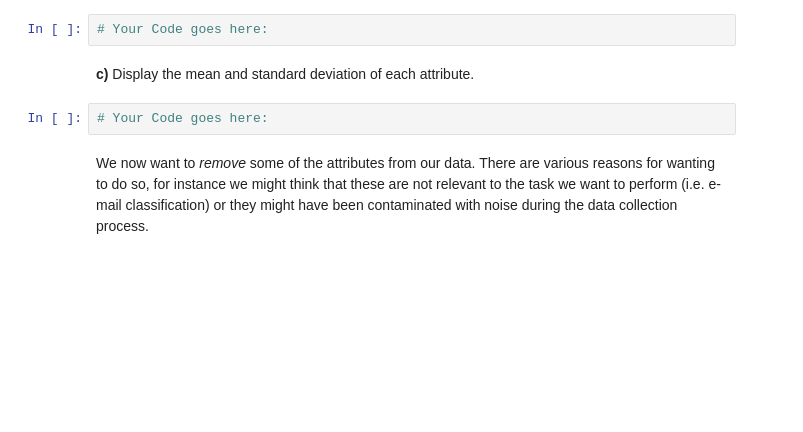
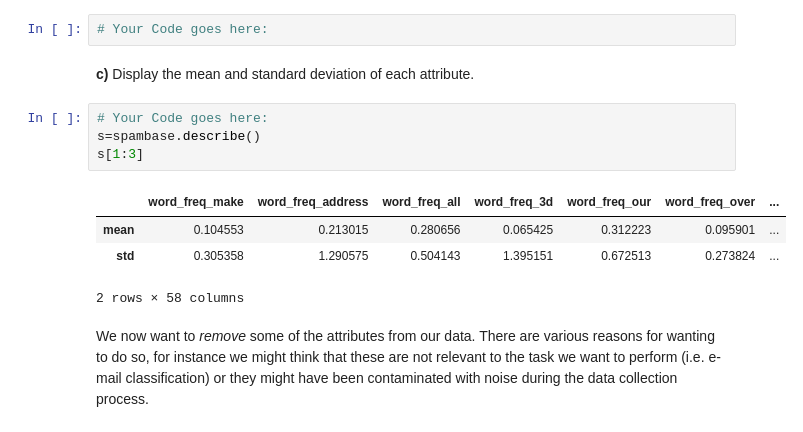
Before and after one commit to ishanparikh/IAML2018, a Jupyter notebook: Labs/01 - Analysis and Visualisation.ipynb, the cells around one changed output. Cells and saved outputs as stored; diff of their text form; blank space fills up the shorter version.

```diff
--- a/Labs/01 - Analysis and Visualisation.ipynb
+++ b/Labs/01 - Analysis and Visualisation.ipynb
@@ -57,6 +65,13 @@ spambase.head(5) # Display the 5 first rows of the dataframe
 **c)** Display the mean and standard deviation of each attribute.
 # %%
 # Your Code goes here:
+s=spambase.describe()
+s[1:3]
+# %% [output]
+|  | word_freq_make | word_freq_address | word_freq_all | word_freq_3d | word_freq_our | word_freq_over | ... |
+| mean | 0.104553 | 0.213015 | 0.280656 | 0.065425 | 0.312223 | 0.095901 | ... |
+| std | 0.305358 | 1.290575 | 0.504143 | 1.395151 | 0.672513 | 0.273824 | ... |
+2 rows × 58 columns
 # %% [markdown]
 We now want to *remove* some of the attributes from our data. There are various reasons for wanting to do so, for instance we might think that these are not relevant to the task we want to perform (i.e. e-mail classification) or they might have been contaminated with noise during the data collection process.
 # %% [markdown]
```
Also changed, not shown: parts of 20 cells of this notebook, 1 other file.
